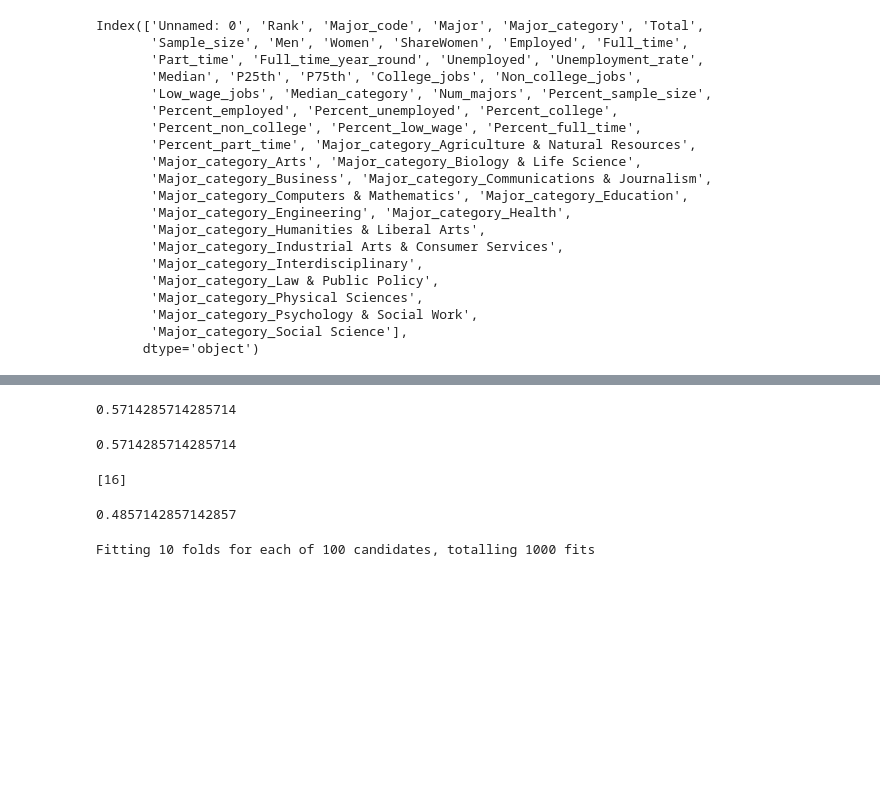
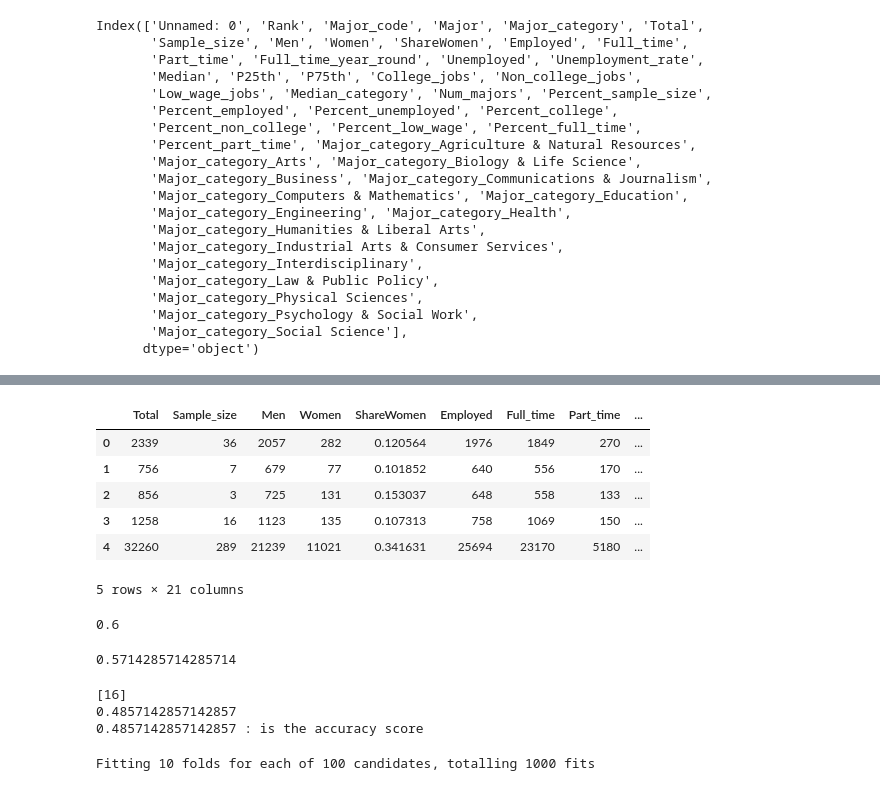
Before and after one commit to siennawishart/MSCI-446-Project, a Jupyter notebook: Supervised Learning/NB.ipynb, the cells around one changed output, grey strips where cells are left out. Drawn from its saved outputs; the diff is of its cells as text; code cells hidden in the pictures; blank space fills up the shorter version.

```diff
--- a/Supervised Learning/NB.ipynb
+++ b/Supervised Learning/NB.ipynb
@@ -37,7 +37,7 @@ Index(['Unnamed: 0', 'Rank', 'Major_code', 'Major', 'Major_category', 'Total',
 # %%
 # extract relevant features for supervised learning
 # 60, 74, 66, 72
-features = df[["Total", "Num_majors", "ShareWomen", "Percent_college", "Percent_non_college", "Percent_full_time", "Percent_sample_size", "Unemployment_rate", "Part_time"]].copy()
+# features = df[["Total", "Num_majors", "ShareWomen", "Percent_college", "Percent_non_college", "Percent_full_time", "Percent_sample_size", "Unemployment_rate", "Part_time"]].copy()
 # 57, 48, 45
 # features = df[["Num_majors", "ShareWomen", "Percent_college", "Percent_non_college", "Percent_low_wage", "Percent_sample_size", "Unemployment_rate", "Part_time"]].copy()
 
@@ -71,7 +71,15 @@ features = df[[
 #            'Major_category_Physical Sciences',
 #            'Major_category_Psychology & Social Work',
 #            'Major_category_Social Science'
-#             ]].copy()
+#             ]].copy()]
+
+all_features = df[['Total',
+       'Sample_size', 'Men', 'Women', 'ShareWomen', 'Employed', 'Full_time',
+       'Part_time', 'Full_time_year_round', 'Unemployed', 'Unemployment_rate',
+       'College_jobs', 'Non_college_jobs',
+       'Num_majors', 'Percent_sample_size',
+       'Percent_employed', 'Percent_unemployed', 'Percent_college',
+       'Percent_non_college', 'Percent_low_wage', 'Percent_full_time']].copy()
 
 # # extract predicted class variable
 # medians = df[["Median_category"]]
@@ -89,6 +106,17 @@ X_train, X_test, y_train, y_test = train_test_split(features, medians, test_size
+# %%
+all_features.head()
+# %% [output]
+|  | Total | Sample_size | Men | Women | ShareWomen | Employed | Full_time | Part_time | ... |
+| 0 | 2339 | 36 | 2057 | 282 | 0.120564 | 1976 | 1849 | 270 | ... |
+| 1 | 756 | 7 | 679 | 77 | 0.101852 | 640 | 556 | 170 | ... |
+| 2 | 856 | 3 | 725 | 131 | 0.153037 | 648 | 558 | 133 | ... |
+| 3 | 1258 | 16 | 1123 | 135 | 0.107313 | 758 | 1069 | 150 | ... |
+| 4 | 32260 | 289 | 21239 | 11021 | 0.341631 | 25694 | 23170 | 5180 | ... |
+5 rows × 21 columns
 # %%
 ### Categorical 60%
-naive_bayes = CategoricalNB()
+
+naive_bayes = CategoricalNB(alpha=2)
 # fit categorical Naive Bayes model on training set
 naive_bayes.fit(X_train, y_train)
 # predict class variable on test set
@@ -96,6 +124,6 @@ predictions = naive_bayes.predict(X_test)
 # generate accuracy score
 naive_bayes.score(X_test, y_test)
 # %% [output]
-0.5714285714285714
+0.6
 # %%
 ### Gaussian 68%
@@ -119,18 +145,29 @@ naive_bayes.score(X_test, y_test)
 # mixedNB_y_train = label_encoder.fit_transform(y_train["Median_category"])
 # mixedNB_y_test = label_encoder.transform(y_test["Median_category"])
 
-# initalize mixed Naive Bayes model with column 0 designated as categorical feature
+# initalize mixed Naive Bayes model with column -1 designated as categorical feature
 mixedNB = MixedNB(categorical_features=[-1])
 # fit mixed Naive Bayes model on training set
 mixedNB.fit(X_train, y_train)
 # predict class variable on test set
 mixedNB_predictions = mixedNB.predict(X_test)
 # generate accuracy score
-mixedNB.score(X_test, y_test)
-# print(confusion_matrix(mixedNB_y_test, mixedNB_predictions), ": is the confusion matrix")
+print(mixedNB.score(X_test, y_test))
+
+# print(confusion_matrix(y_test, mixedNB_predictions), ": is the confusion matrix")
+
+print(accuracy_score(y_test, mixedNB_predictions), ": is the accuracy score")
+
+# print(precision_score(y_test, mixedNB_predictions), ": is the precision score")
+
+# print(recall_score(y_test, mixedNB_predictions), ": is the recall score")
+
+# print(f1_score(y_test, mixedNB_predictions), ": is the f1 score")
+# print(confusion_matrix(y_test, y_pred), ": is the confusion matrix")
 # %% [output]
 [16]
+0.4857142857142857
+0.4857142857142857 : is the accuracy score
-0.4857142857142857
 # %%
 ### param tuning, 68.7%
 ### https://medium.com/analytics-vidhya/how-to-improve-naive-bayes-9fa698e14cba
```
Also changed, not shown: parts of 5 cells of this notebook, 1 other file.
